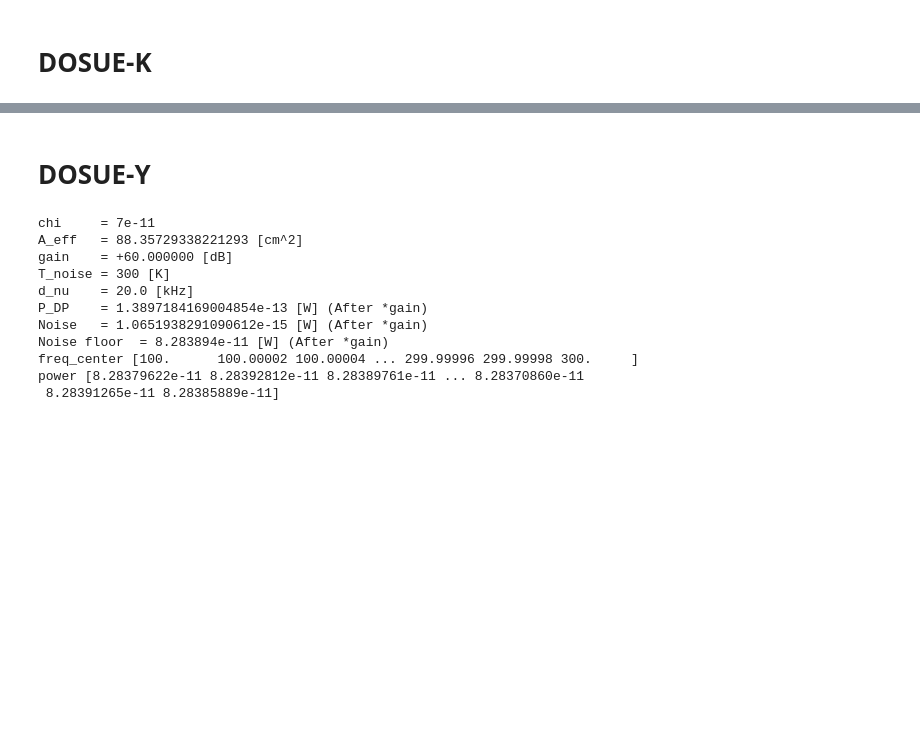
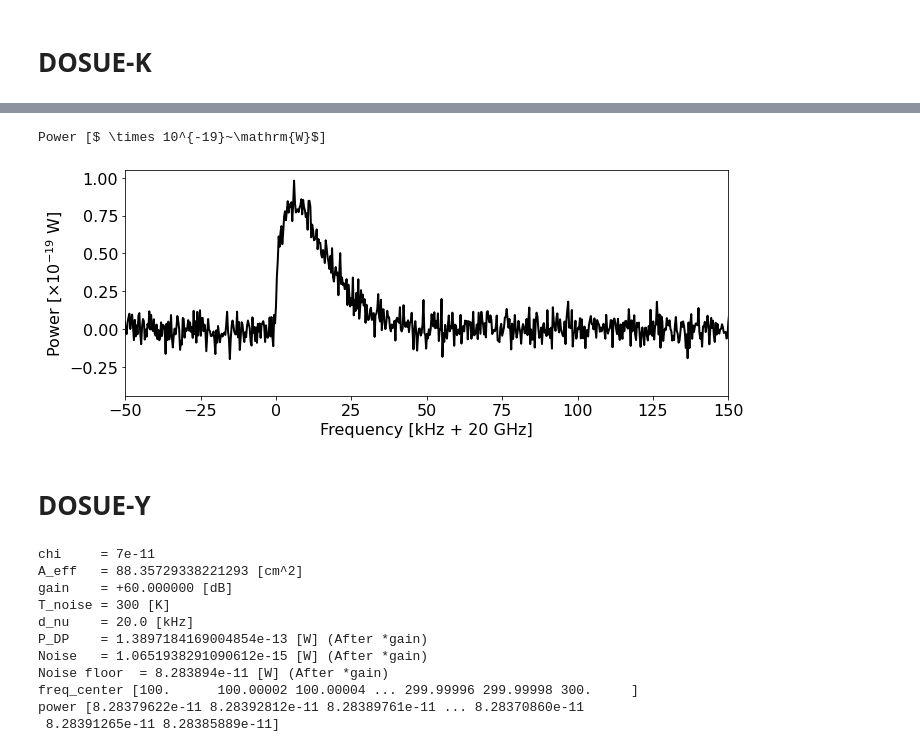
Before and after one commit to sadachi5/dosue-analysis, a Jupyter notebook: SignalSpectrum/plot_spectrum.ipynb, the cells around one changed output, grey strips where cells are left out. Drawn from its saved outputs; the diff is of its cells as text; code cells hidden in the pictures; blank space fills up the shorter version.

```diff
--- a/SignalSpectrum/plot_spectrum.ipynb
+++ b/SignalSpectrum/plot_spectrum.ipynb
@@ -41,0 +42,14 @@ plt.savefig('figure/spectrum.pdf')
+# %%
+gain = 10.**(62*0.1) #  62 dB
+freq, y, yerr = spectrum.create_spectrum(
+        chi  = 10.e-10,
+        T_noise = 100,
+        gain = gain,
+        time = 24., # sec
+        freq_0 = 20.e+9, # [Hz] peak position
+        freq_binwidth = 300, # [Hz] frequency bin width
+        rebin = 1,
+        A_eff= 17*1.e-4, # [m^2]
+        freq_half_scale = 0.5, # freq_0*scale = freq span/2.
+        doPlot=False);
+y = y/gain
@@ -42,3 +68,23 @@ plt.savefig('figure/spectrum.pdf')
+# %%
+ymean = np.mean(y)
+fconv = 1e-3
+foffset = 20e+9 # Hz
+yscale = 19
+funit = 'kHz'
+foffset_label = '20 GHz'
+fig = plt.figure(figsize=(10,4))
+plt.plot((freq-foffset)*fconv, (y-ymean)*(10**yscale), linewidth=2, color='black')
+plt.xlim(-50e+3*fconv,150e+3*fconv)
+plt.tick_params(labelsize=16)
+plt.xlabel(f'Frequency [{funit} + {foffset_label}]', fontsize=16)
+ylabel = r'Power [$ \times 10^{-'+f'{yscale}'+r'}~\mathrm{W}$]'
+print(ylabel)
+plt.ylabel(ylabel, fontsize=16)
+plt.tight_layout()
+plt.savefig('figure/sim_spectrum_dosue-K2.pdf')
+# %% [output]
+Power [$ \times 10^{-19}~\mathrm{W}$]
+[figure, added]
 # %% [markdown]
 # DOSUE-Y
 # %%
```
Also changed, not shown: parts of 3 cells of this notebook, 2 other files.
